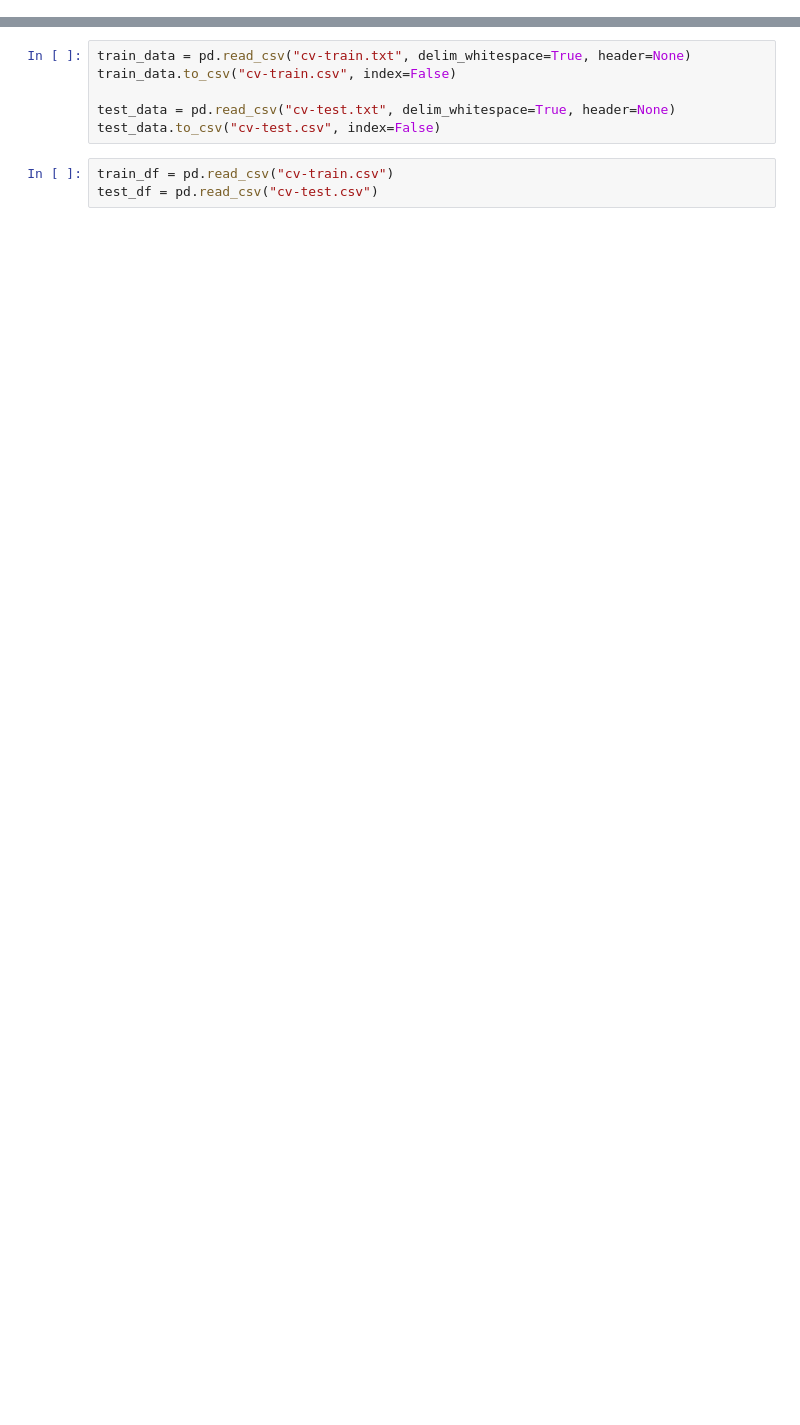
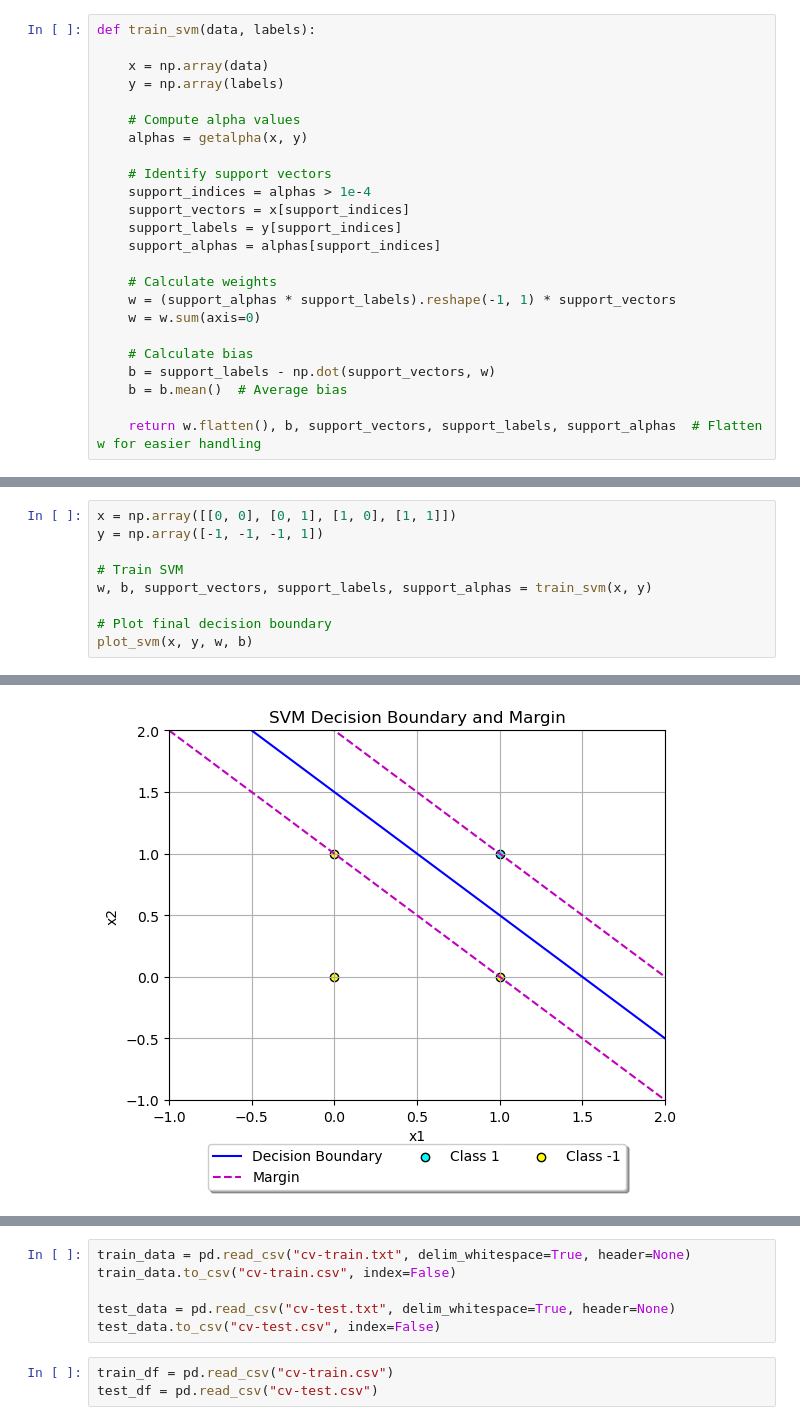
Before and after one commit to Ashrithiiitdm/PRML, a Jupyter notebook: Lab8/cs22b2025_LAB8.ipynb, the cells around one changed output, grey strips where cells are left out. Drawn from its saved outputs; the diff is of its cells as text; blank space fills up the shorter version.

```diff
--- a/Lab8/cs22b2025_LAB8.ipynb
+++ b/Lab8/cs22b2025_LAB8.ipynb
@@ -0,0 +46,24 @@
+# %%
+def train_svm(data, labels):
+
+    x = np.array(data)
+    y = np.array(labels)
+
+    # Compute alpha values
+    alphas = getalpha(x, y)
+
+    # Identify support vectors
+    support_indices = alphas > 1e-4
+    support_vectors = x[support_indices]
+    support_labels = y[support_indices]
+    support_alphas = alphas[support_indices]
+
+    # Calculate weights
+    w = (support_alphas * support_labels).reshape(-1, 1) * support_vectors
+    w = w.sum(axis=0)
+
+    # Calculate bias
+    b = support_labels - np.dot(support_vectors, w)
+    b = b.mean()  # Average bias
+
+    return w.flatten(), b, support_vectors, support_labels, support_alphas  # Flatten w for easier handling
@@ -0,0 +109,10 @@
+# %%
+x = np.array([[0, 0], [0, 1], [1, 0], [1, 1]])
+y = np.array([-1, -1, -1, 1])
+
+# Train SVM
+w, b, support_vectors, support_labels, support_alphas = train_svm(x, y)
+
+# Plot final decision boundary
+plot_svm(x, y, w, b)
+# %% [output]
@@ -1 +126,2 @@
+[figure, added]
 # %% [markdown]
```
Also changed, not shown: parts of 27 cells of this notebook, 1 other file.
